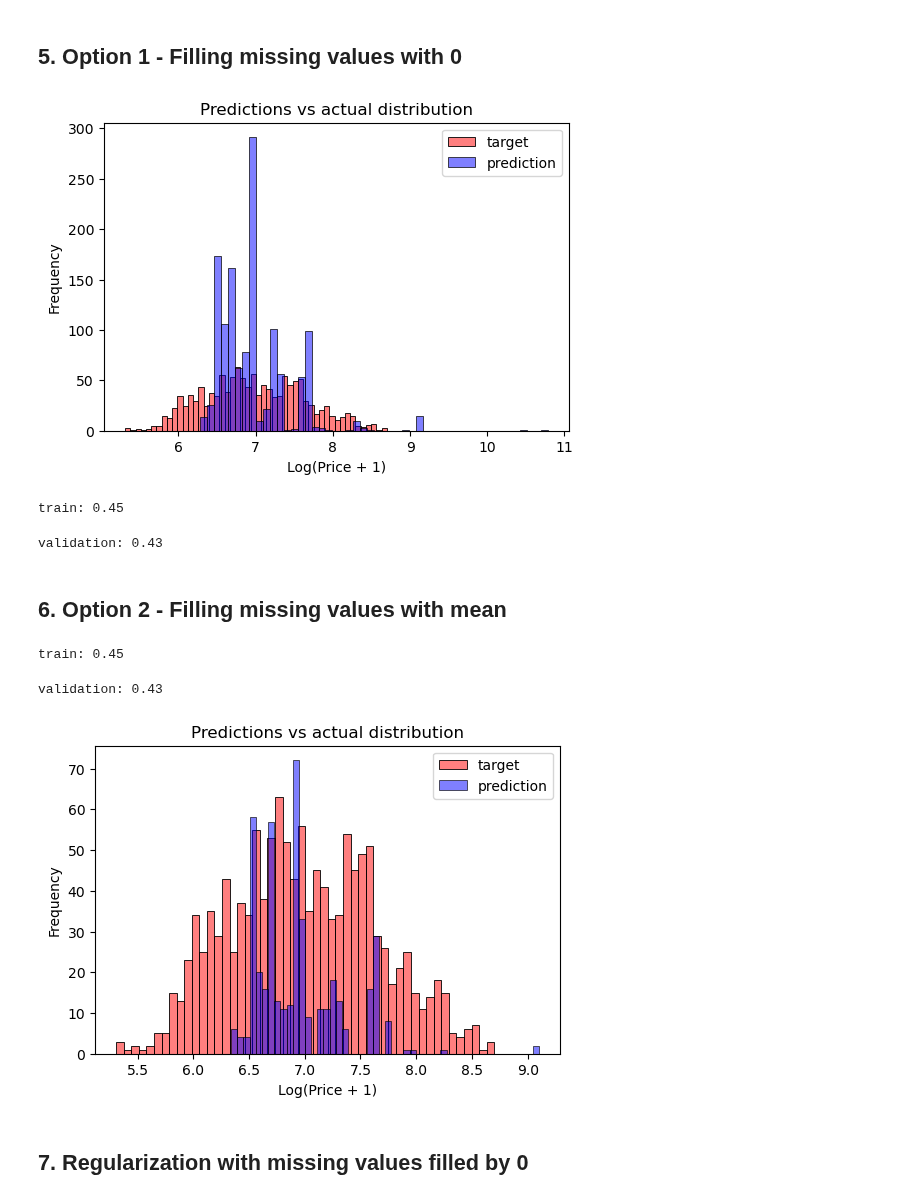
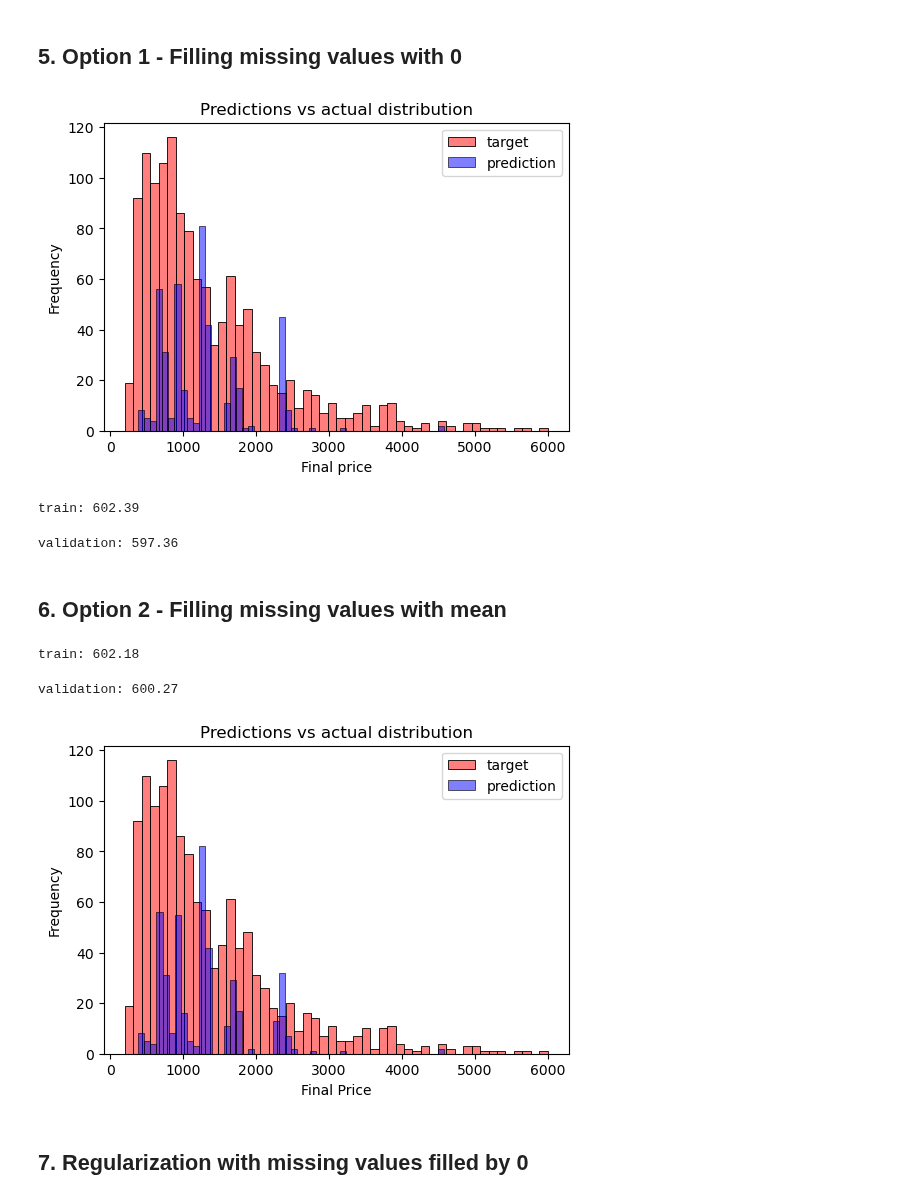
Before and after one commit to Guzel2021/ML_Zoomcamp, a Jupyter notebook: Homework_2.ipynb, the cells around one changed output. Drawn from its saved outputs; the diff is of its cells as text; code cells hidden in the pictures.

```diff
--- a/Homework_2.ipynb
+++ b/Homework_2.ipynb
@@ -24,5 +24,5 @@ Saving to: 'laptops.csv.3'
 # %%
-df = pd.read_csv('laptops.csv.3')
+df = pd.read_csv('laptops.csv.4')
 # %%
 df.info()
 # %% [output]
@@ -149,9 +149,9 @@ y_train_orig = df_train.final_price.values
 y_val_orig = df_val.final_price.values
 y_test_orig = df_test.final_price.values
 
-y_train = np.log1p(df_train.final_price.values)
-y_val = np.log1p(df_val.final_price.values)
-y_test = np.log1p(df_test.final_price.values)
+y_train = df_train.final_price.values
+y_val = df_val.final_price.values
+y_test = df_test.final_price.values
 
 del df_train['final_price']
 del df_val['final_price']
@@ -192,12 +192,12 @@ sns.histplot(y_pred, label='prediction', color='blue', alpha=0.5, bins=50)
 plt.legend()
 
 plt.ylabel('Frequency')
-plt.xlabel('Log(Price + 1)')
+plt.xlabel('Final price')
 plt.title('Predictions vs actual distribution')
 
 plt.show()
 # %% [output]
-[figure, old version]
+[figure, new version]
 # %%
 def rmse(y, y_pred):
     error = y_pred - y
@@ -206,14 +206,14 @@ def rmse(y, y_pred):
 # %%
 print('train:', rmse(y_train, y_pred))
 # %% [output]
-train: 0.45
+train: 602.39
 # %%
 X_val = prepare_X(df_val)
 y_pred = w_0 + X_val.dot(w)
 # %%
 print('validation:', rmse(y_val, y_pred))
 # %% [output]
-validation: 0.43
+validation: 597.36
 # %% [markdown]
 ## 6. Option 2 - Filling missing values with mean
 # %%
@@ -230,29 +230,29 @@ y_pred = w_0 + X_train.dot(w)
 # %%
 print('train:', rmse(y_train, y_pred))
 # %% [output]
-train: 0.45
+train: 602.18
 # %%
 X_val = prepare_X(df_val)
 y_pred = w_0 + X_val.dot(w)
 # %%
 print('validation:', rmse(y_val, y_pred))
 # %% [output]
-validation: 0.43
+validation: 600.27
 # %%
 plt.figure(figsize=(6, 4))
 
 sns.histplot(y_train, label='target', color='red', alpha=0.5, bins=50)
 sns.histplot(y_pred, label='prediction', color='blue', alpha=0.5, bins=50)
 
 plt.legend()
 
 plt.ylabel('Frequency')
-plt.xlabel('Log(Price + 1)')
+plt.xlabel('Final Price')
 plt.title('Predictions vs actual distribution')
 
 plt.show()
 # %% [output]
-[figure, old version]
+[figure, new version]
 # %% [markdown]
 ## 7. Regularization with missing values filled by 0
 # %%
```
Also changed, not shown: parts of 8 cells of this notebook.
